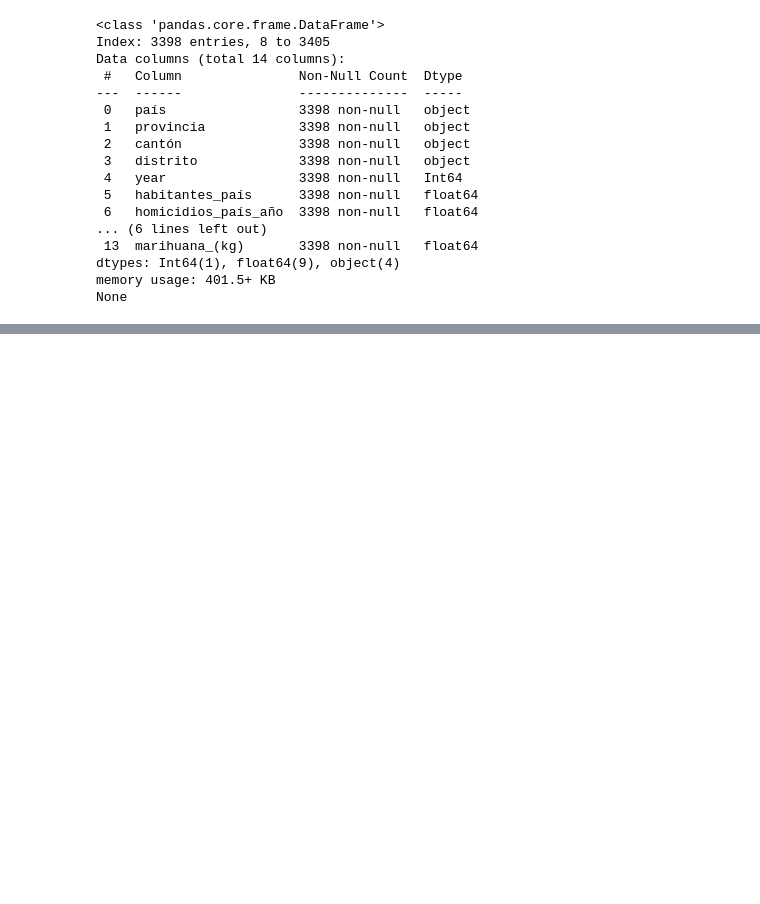
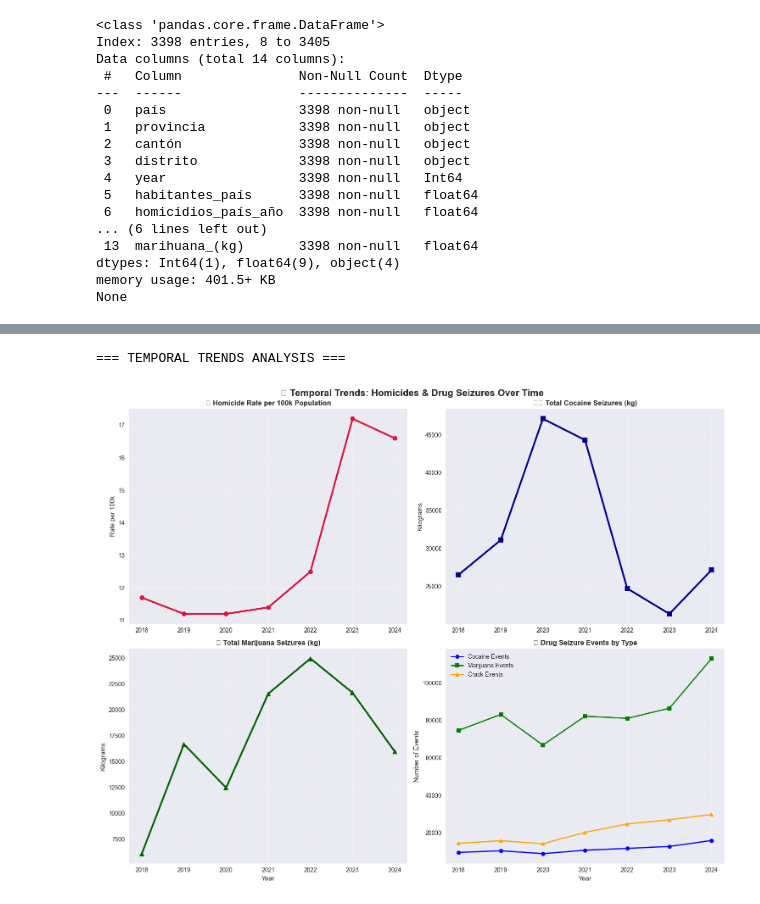
Before and after one commit to FelipeVillota/costa-rica-presentation, a Jupyter notebook: cr-script.ipynb, the cells around one changed output, grey strips where cells are left out. Cells and saved outputs as stored; diff of their text form; code cells hidden in the pictures; blank space fills up the shorter version.

```diff
--- a/cr-script.ipynb
+++ b/cr-script.ipynb
@@ -366,0 +431,72 @@ None
+# %%
+# Time Series Analysis
+print("=== TEMPORAL TRENDS ANALYSIS ===")
+
+# Create time series aggregations
+yearly_trends = merged_df.groupby('year').agg({
+    'homicidios_país_año': 'mean',
+    'tasa_100mil_país': 'mean',
+    'cocaína_(kg)': 'sum',
+    'marihuana_(kg)': 'sum',
+    'cocaína_eventos': 'sum',
+    'marihuana_eventos': 'sum',
+    'crack_eventos': 'sum',
+    'crack_(piedras)': 'sum'
+}).reset_index()
+
+# Create comprehensive time series plot
+fig, axes = plt.subplots(2, 2, figsize=(15, 12))
+fig.suptitle('📈 Temporal Trends: Homicides & Drug Seizures Over Time', fontsize=16, fontweight='bold')
+
+# Homicide rate trends
+axes[0,0].plot(yearly_trends['year'], yearly_trends['tasa_100mil_país'],
+               marker='o', linewidth=3, markersize=8, color='crimson')
+axes[0,0].set_title('🔴 Homicide Rate per 100k Population', fontweight='bold')
+axes[0,0].set_ylabel('Rate per 100k')
+axes[0,0].grid(True, alpha=0.3)
+
+# Cocaine seizures
+axes[0,1].plot(yearly_trends['year'], yearly_trends['cocaína_(kg)'],
+               marker='s', linewidth=3, markersize=8, color='darkblue')
+axes[0,1].set_title('❄️ Total Cocaine Seizures (kg)', fontweight='bold')
+axes[0,1].set_ylabel('Kilograms')
+axes[0,1].grid(True, alpha=0.3)
+
+# Marijuana seizures
+axes[1,0].plot(yearly_trends['year'], yearly_trends['marihuana_(kg)'],
+               marker='^', linewidth=3, markersize=8, color='darkgreen')
+axes[1,0].set_title('🌿 Total Marijuana Seizures (kg)', fontweight='bold')
+axes[1,0].set_ylabel('Kilograms')
+axes[1,0].set_xlabel('Year')
+axes[1,0].grid(True, alpha=0.3)
+
+# Drug events comparison
+axes[1,1].plot(yearly_trends['year'], yearly_trends['cocaína_eventos'],
+               marker='o', linewidth=2, label='Cocaine Events', color='blue')
+axes[1,1].plot(yearly_trends['year'], yearly_trends['marihuana_eventos'],
+               marker='s', linewidth=2, label='Marijuana Events', color='green')
+axes[1,1].plot(yearly_trends['year'], yearly_trends['crack_eventos'],
+               marker='^', linewidth=2, label='Crack Events', color='orange')
+axes[1,1].set_title('📊 Drug Seizure Events by Type', fontweight='bold')
+axes[1,1].set_ylabel('Number of Events')
+axes[1,1].set_xlabel('Year')
+axes[1,1].legend()
+axes[1,1].grid(True, alpha=0.3)
+
+plt.tight_layout()
+plt.show()
+
+# Calculate year-over-year changes
+print("\n📊 Year-over-Year Changes:")
+for col in ['tasa_100mil_país', 'cocaína_(kg)', 'marihuana_(kg)']:
+    pct_change = yearly_trends[col].pct_change().mean() * 100
+    print(f"{col}: {pct_change:+.1f}% average annual change")
+
+# Identify peak years
+print("\n🏔️ Peak Years:")
+print(f"Highest homicide rate: {yearly_trends.loc[yearly_trends['tasa_100mil_país'].idxmax(), 'year']} ({yearly_trends['tasa_100mil_país'].max():.1f} per 100k)")
+print(f"Largest cocaine seizure: {yearly_trends.loc[yearly_trends['cocaína_(kg)'].idxmax(), 'year']} ({yearly_trends['cocaína_(kg)'].max():,.0f} kg)")
+print(f"Largest marijuana seizure: {yearly_trends.loc[yearly_trends['marihuana_(kg)'].idxmax(), 'year']} ({yearly_trends['marihuana_(kg)'].max():,.0f} kg)")
+# %% [output]
+=== TEMPORAL TRENDS ANALYSIS ===
+[figure, added]
```
Also changed, not shown: parts of 4 cells of this notebook.
